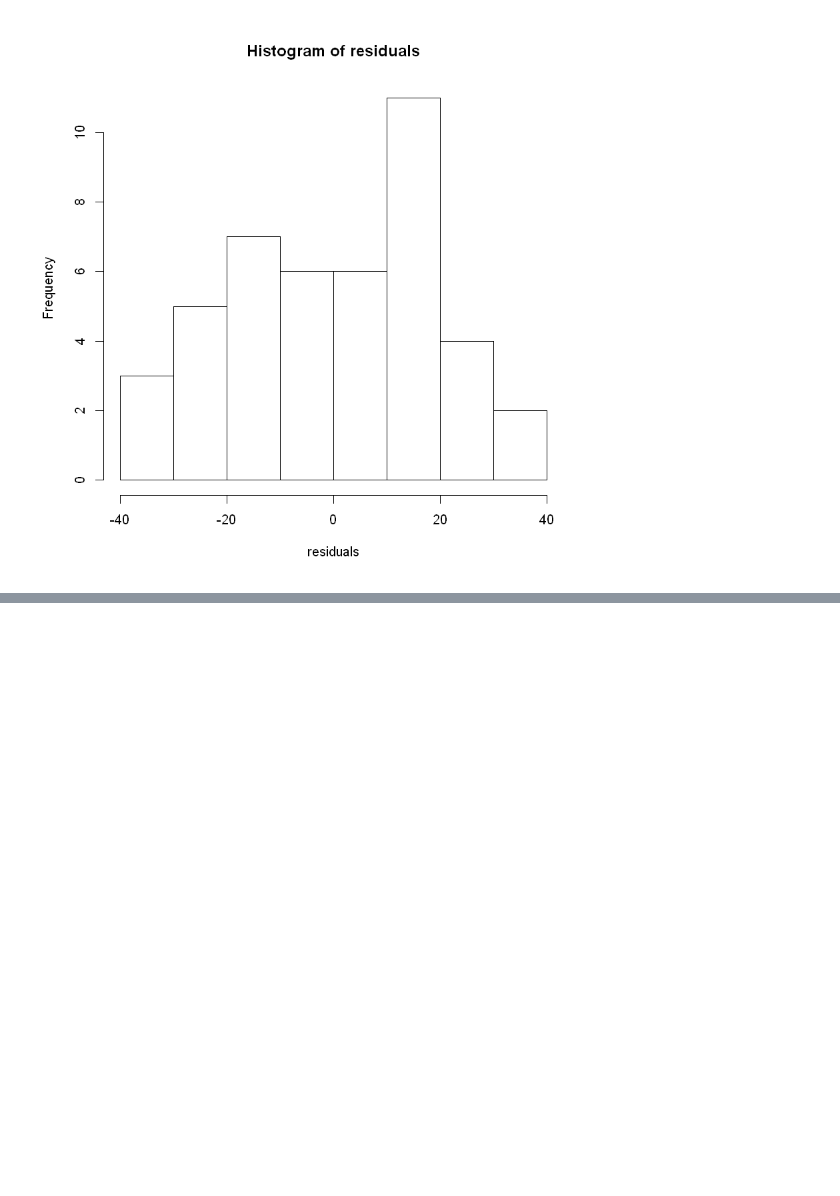
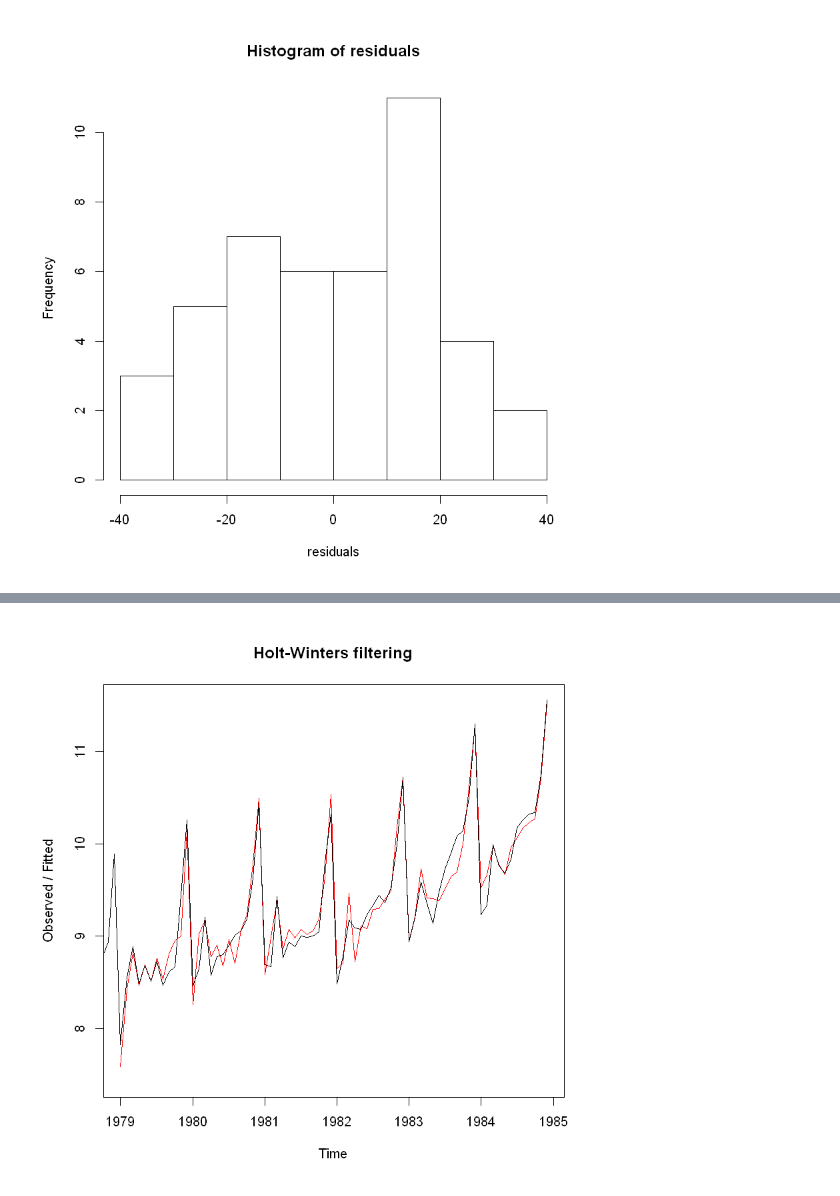
Before and after one commit to iamjz/R-Data, a Jupyter notebook: Timeseries.ipynb, the cells around one changed output, grey strips where cells are left out. Saved outputs shown, nothing was run; the diff lists cells and outputs as text; code cells hidden in the pictures; blank space fills up the shorter version.

```diff
--- a/Timeseries.ipynb
+++ b/Timeseries.ipynb
@@ -605,0 +637,4 @@ hist(residuals)
+# %%
+souvenirtimeseriesforecasts <- HoltWinters(logsouvenirtimeseries)
+
+souvenirtimeseriesforecasts
@@ -605,0 +667,4 @@ hist(residuals)
+# %%
+plot(souvenirtimeseriesforecasts)
+# %% [output]
+[figure, added]
```
Also changed, not shown: parts of 104 cells of this notebook.
